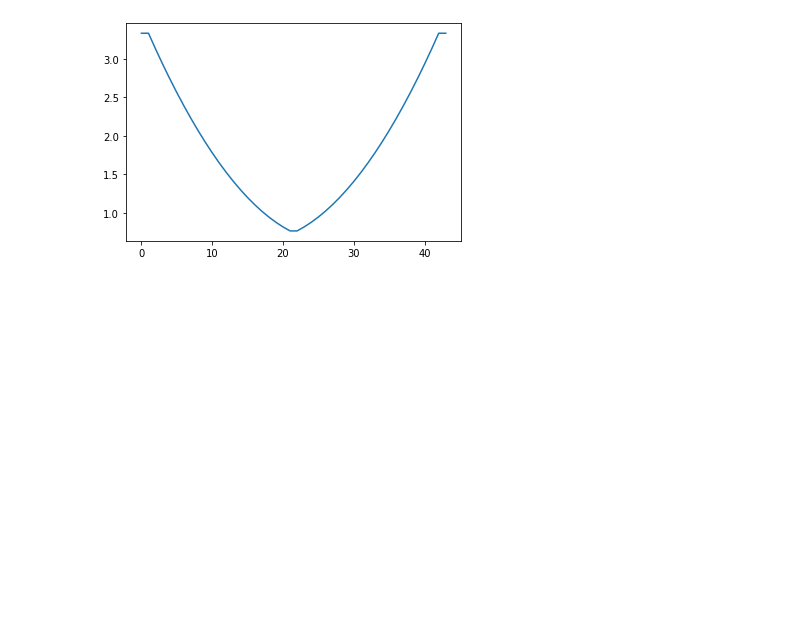
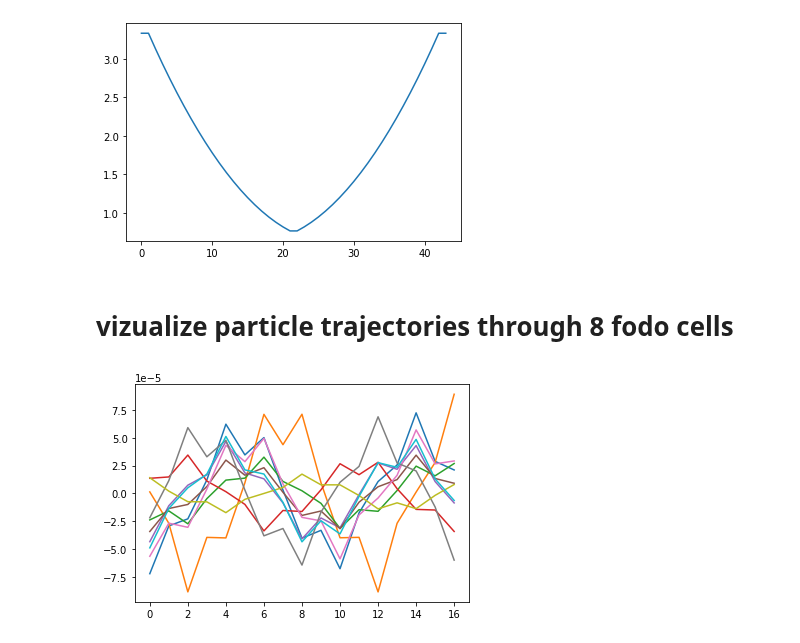
Before and after one commit to loiccoyle/pyaccelerator, a Jupyter notebook: noteboooks/lattice_transport.ipynb, the cells around one changed output. Cells and saved outputs as stored; diff of their text form; code cells hidden in the pictures; blank space fills up the shorter version.

```diff
--- a/noteboooks/testing_transport.ipynb
+++ b/noteboooks/lattice_transport.ipynb
@@ -112,3 +114,11 @@ plt.plot(beta)
 # %% [output]
 [<matplotlib.lines.Line2D at 0x...>]
 [figure]
+# %% [markdown]
+# vizualize particle trajectories through 8 fodo cells
+# %%
+x, x_prime, s = (FODO*8).transport(Beam(n_particles=10).match(FODO.m_h.twiss.invariant))
+# %%
+plt.plot(s, x.T);
+# %% [output]
+[figure, added]
```
Also changed, not shown: parts of 8 cells of this notebook.
